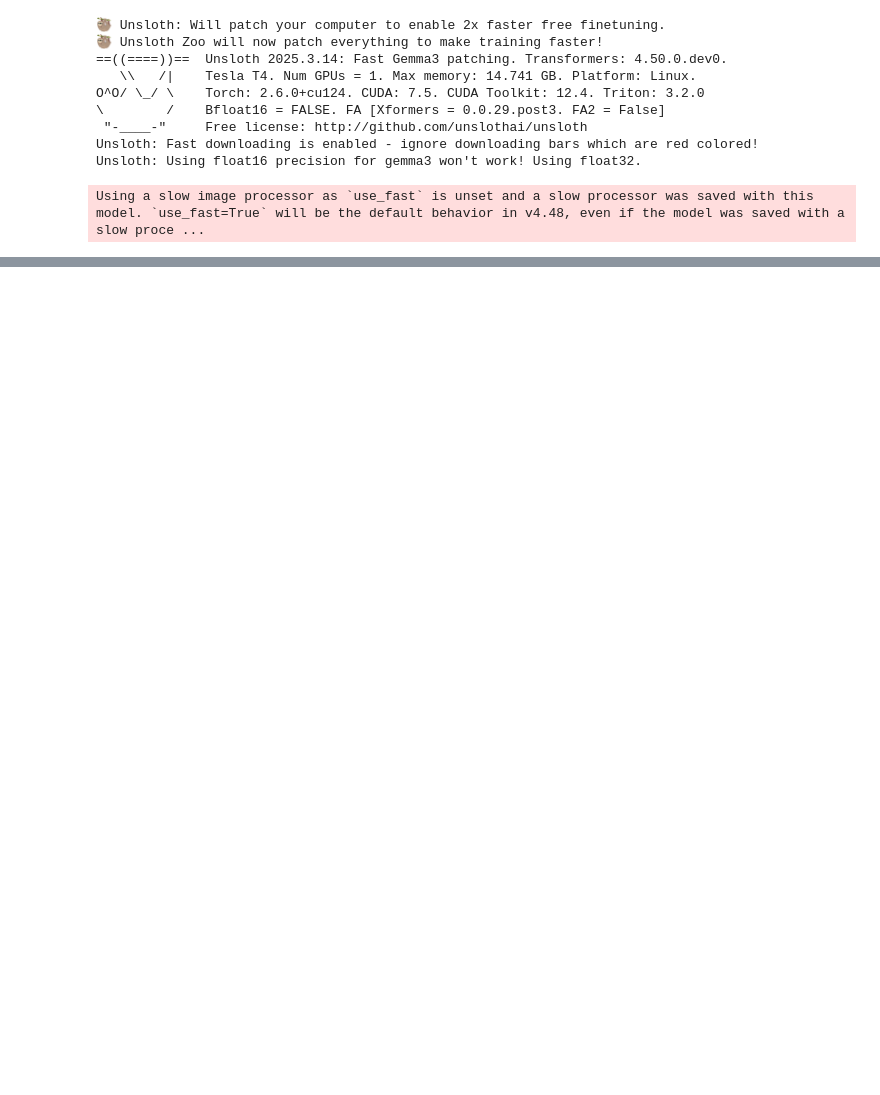
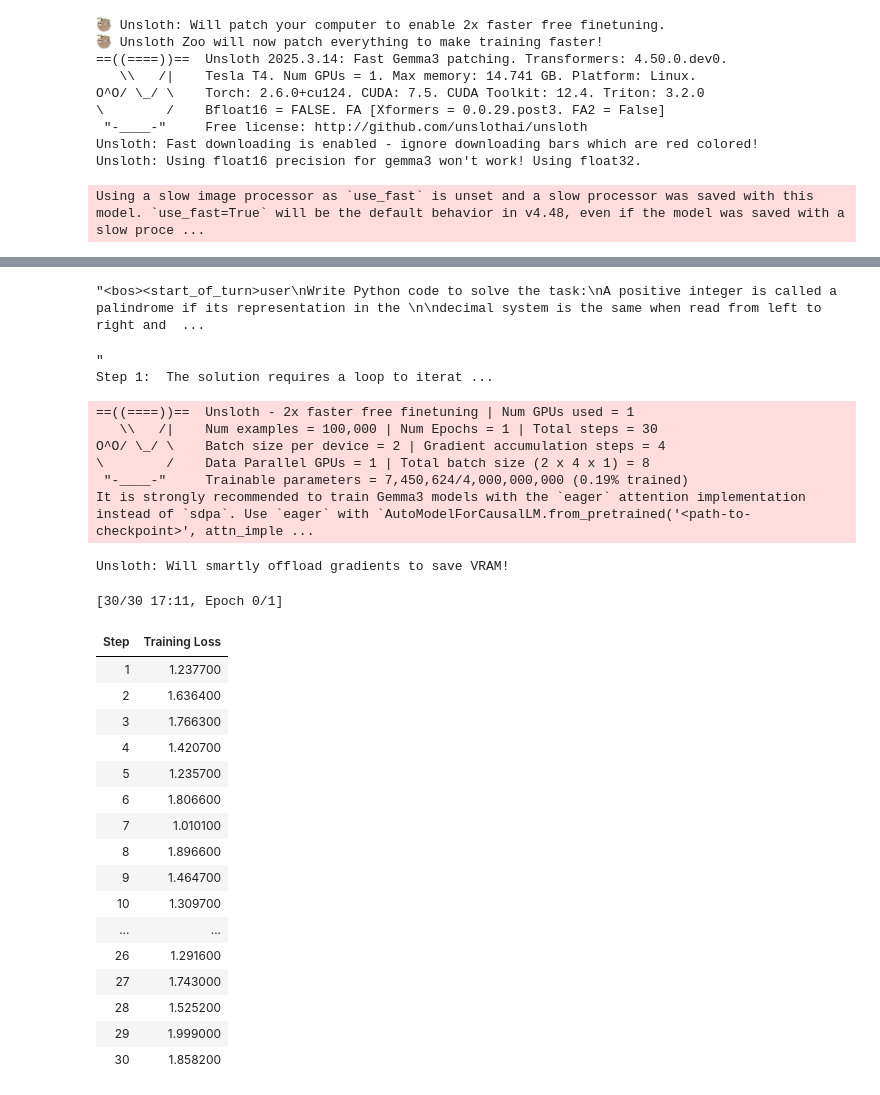
Before and after one commit to PARTHIBAN-007/LLM-FineTuning, a Jupyter notebook: Gemma_3_FineTuning.ipynb, the cells around one changed output, grey strips where cells are left out. Cells and saved outputs as stored; diff of their text form; code cells hidden in the pictures; blank space fills up the shorter version.

```diff
--- a/Gemma_3_FineTuning.ipynb
+++ b/Gemma_3_FineTuning.ipynb
@@ -67,0 +72,3 @@ tokenizer = get_chat_template(
+# %%
+from unsloth.chat_templates import standardize_data_formats
+dataset = standardize_data_formats(dataset)
@@ -67,0 +84,6 @@ tokenizer = get_chat_template(
+# %%
+def apply_chat_template(example):
+  texts = tokenizer.apply_chat_template(example["conversations"])
+  return {"text":texts}
+pass
+dataset = dataset.map(apply_chat_template,batched =True)
@@ -67,0 +94,26 @@ tokenizer = get_chat_template(
+# %%
+from warnings import WarningMessage
+from trl import SFTTrainer  , SFTConfig
+
+training_args = SFTConfig(
+    dataset_text_field = "text",
+    per_device_train_batch_size = 2,
+    gradient_accumulation_steps = 4,
+    learning_rate = 1e-4,
+    warmup_steps = 5,
+    max_steps = 30,
+    logging_steps = 1,
+    optim = "adamw_8bit",
+    weight_decay = 0.01,
+    lr_scheduler_type = "linear",
+    seed = 3407,
+    report_to = "none",
+)
+
+trainer = SFTTrainer(
+    model = model,
+    tokenizer = tokenizer,
+    train_dataset = dataset,
+    eval_dataset = None,
+    args = training_args,
+)
@@ -67,0 +123,43 @@ tokenizer = get_chat_template(
+# %%
+from unsloth.chat_templates import train_on_responses_only
+trainer = train_on_responses_only(
+    trainer,
+    instruction_part = "<start_of_turn>user\n",
+    response_part = "<start_of_turn>model\n",
+)
+# %%
+tokenizer.decode(trainer.train_dataset[250]["input_ids"])
+# %% [output]
+"<bos><start_of_turn>user\nWrite Python code to solve the task:\nA positive integer is called a palindrome if its representation in the \n\ndecimal system is the same when read from left to right and  ...
+# %%
+tokenizer.decode([tokenizer.pad_token_id if x==-100 else x for x in trainer.train_dataset[250]["labels"]]).replace(tokenizer.pad_token, " ")
+# %% [output]
+"                                                                                                                                                        Step 1:  The solution requires a loop to iterat ...
+# %%
+trainer_stats = trainer.train()
+# %% [output]
+==((====))==  Unsloth - 2x faster free finetuning | Num GPUs used = 1
+   \\   /|    Num examples = 100,000 | Num Epochs = 1 | Total steps = 30
+O^O/ \_/ \    Batch size per device = 2 | Gradient accumulation steps = 4
+\        /    Data Parallel GPUs = 1 | Total batch size (2 x 4 x 1) = 8
+ "-____-"     Trainable parameters = 7,450,624/4,000,000,000 (0.19% trained)
+It is strongly recommended to train Gemma3 models with the `eager` attention implementation instead of `sdpa`. Use `eager` with `AutoModelForCausalLM.from_pretrained('<path-to-checkpoint>', attn_imple ...
+Unsloth: Will smartly offload gradients to save VRAM!
+[30/30 17:11, Epoch 0/1]
+| Step | Training Loss |
+| 1 | 1.237700 |
+| 2 | 1.636400 |
+| 3 | 1.766300 |
+| 4 | 1.420700 |
+| 5 | 1.235700 |
+| 6 | 1.806600 |
+| 7 | 1.010100 |
+| 8 | 1.896600 |
+| 9 | 1.464700 |
+| 10 | 1.309700 |
+| ... | ... |
+| 26 | 1.291600 |
+| 27 | 1.743000 |
+| 28 | 1.525200 |
+| 29 | 1.999000 |
+| 30 | 1.858200 |
```
Also changed, not shown: parts of 9 cells of this notebook.
